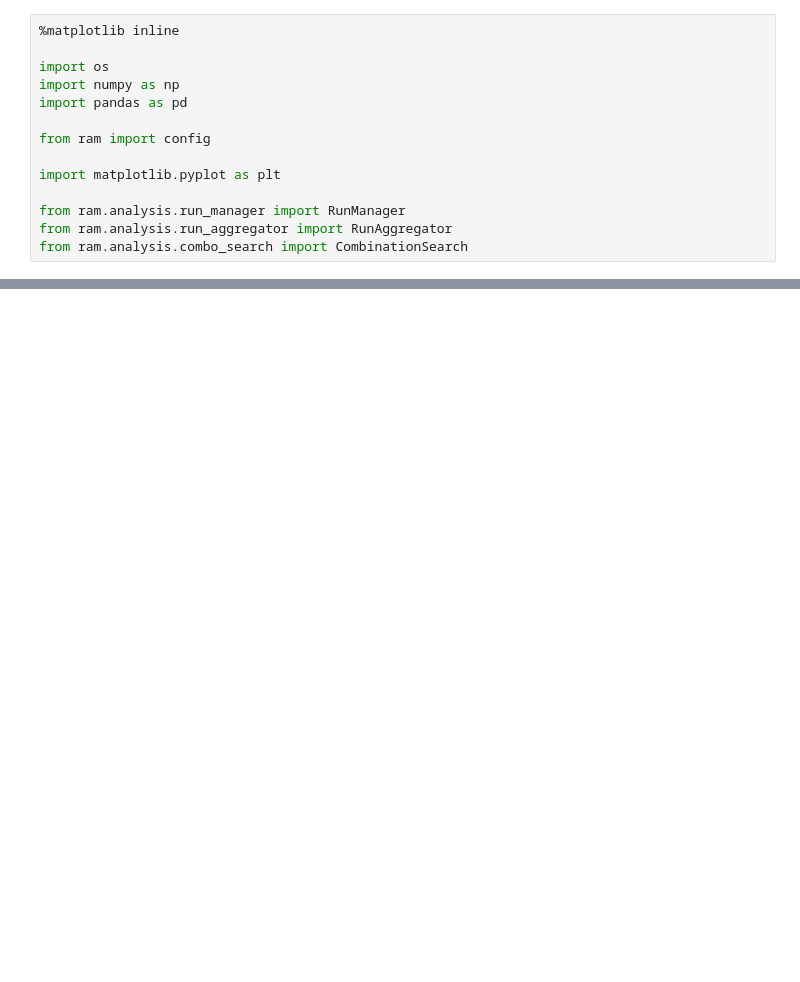
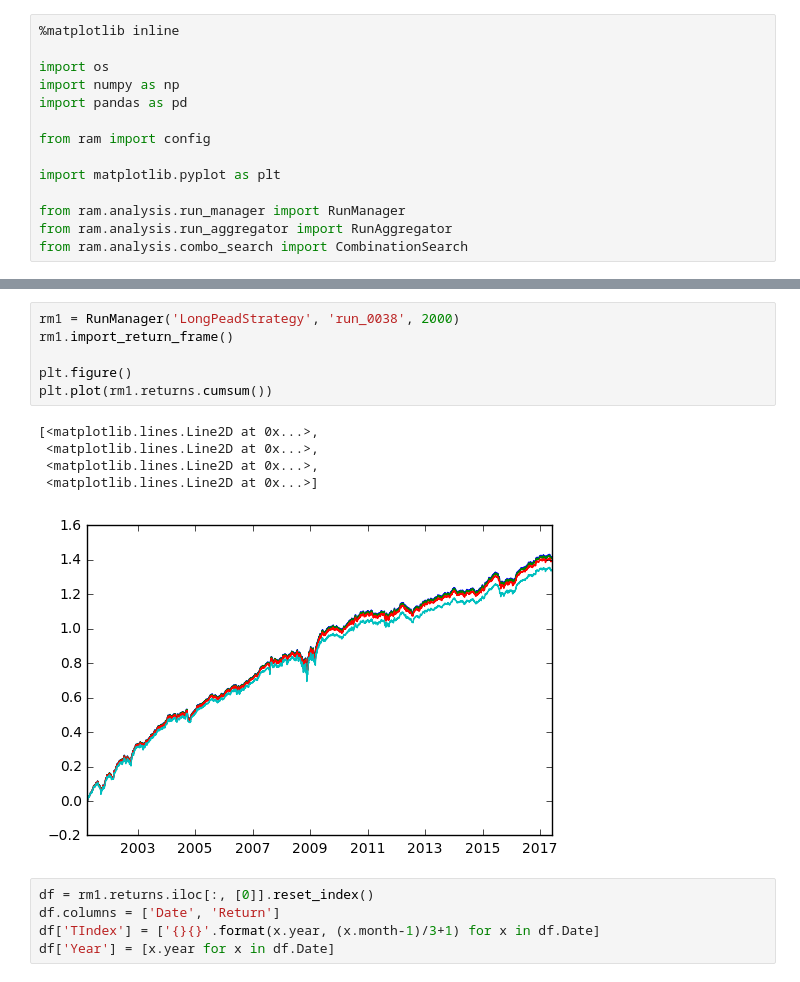
Before and after one commit to ryanoley/ram, a Jupyter notebook: examples/LongPEAD.ipynb, the cells around one changed output, grey strips where cells are left out. Cells and saved outputs as stored; diff of their text form; blank space fills up the shorter version.

```diff
--- a/examples/LongPEAD.ipynb
+++ b/examples/LongPEAD.ipynb
@@ -69 +68,18 @@ rm1.returns.mean()
 dtype: float64
+# %%
+rm1 = RunManager('LongPeadStrategy', 'run_0038', 2000)
+rm1.import_return_frame()
+
+plt.figure()
+plt.plot(rm1.returns.cumsum())
+# %% [output]
+[<matplotlib.lines.Line2D at 0x...>,
+ <matplotlib.lines.Line2D at 0x...>,
+ <matplotlib.lines.Line2D at 0x...>,
+ <matplotlib.lines.Line2D at 0x...>]
+[figure, added]
+# %%
+df = rm1.returns.iloc[:, [0]].reset_index()
+df.columns = ['Date', 'Return']
+df['TIndex'] = ['{}{}'.format(x.year, (x.month-1)/3+1) for x in df.Date]
+df['Year'] = [x.year for x in df.Date]
```
Also changed, not shown: parts of 6 cells of this notebook, 1 other file.
